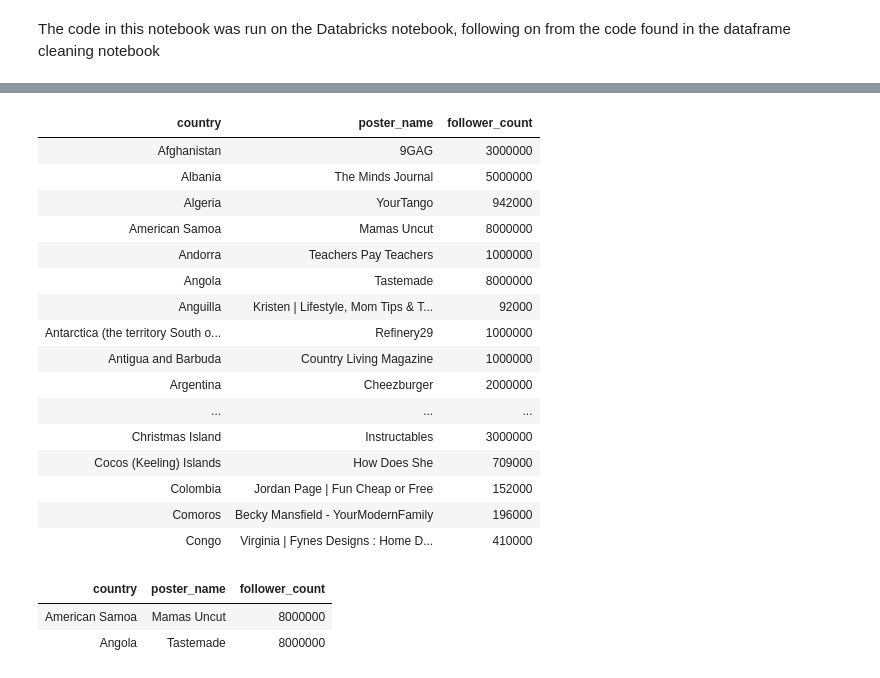
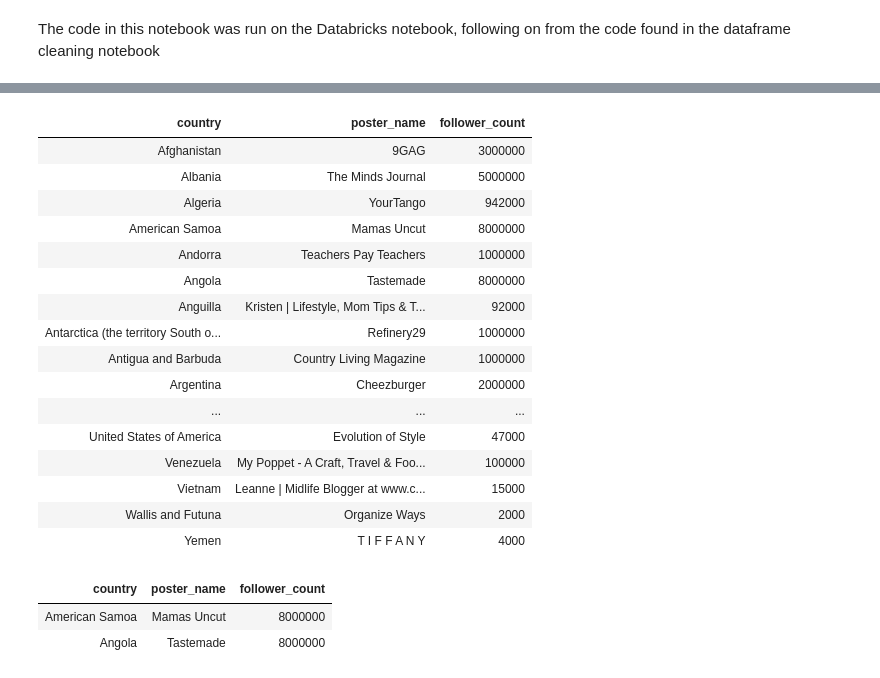
Before and after one commit to tupelobound/pinterest-data-pipeline, a Jupyter notebook: query_batch_data.ipynb, the cells around one changed output, grey strips where cells are left out. Saved outputs shown, nothing was run; the diff lists cells and outputs as text; code cells hidden in the pictures.

```diff
--- a/query_batch_data.ipynb
+++ b/query_batch_data.ipynb
@@ -60,43 +69,43 @@ df_pin.join(df_geo, df_pin.ind == df_geo.ind) \
 # %%
+# create partition by country and order by follower_count descending
+windowCountryByFollowers = Window.partitionBy("country").orderBy(col("follower_count").desc())
+
 # find the user with the most followers in each country
-
-# create partition by country and order by follower_count descending
-windowCountry = Window.partitionBy("country").orderBy(col("follower_count").desc())
-# join df_pin and df_geo on index
 max_followers_by_country = \
     df_pin.join(df_geo, df_pin.ind == df_geo.ind) \
-    .withColumn("row",row_number().over(windowCountry)) \
-    .filter(col("row") == 1) \
+    .withColumn("rank", row_number().over(windowCountryByFollowers)) \
+    .filter(col("rank") == 1) \
     .select("country", "poster_name", "follower_count")
 
 # get highest number of followers from all countries
 max_followers_all_countries = max_followers_by_country.select(max("follower_count")).collect()[0][0]
+
 # find the country with the user with most followers
 country_with_max_followers = \
     max_followers_by_country \
     .select("*") \
     .where(col("follower_count") == max_followers_all_countries)
 
-max_followers_by_country.limit(50).display()
+max_followers_by_country.display()
 country_with_max_followers.display()
 # %% [output]
 | country | poster_name | follower_count |
 | Afghanistan | 9GAG | 3000000 |
 | Albania | The Minds Journal | 5000000 |
 | Algeria | YourTango | 942000 |
 | American Samoa | Mamas Uncut | 8000000 |
 | Andorra | Teachers Pay Teachers | 1000000 |
 | Angola | Tastemade | 8000000 |
 | Anguilla | Kristen | Lifestyle, Mom Tips & T... | 92000 |
 | Antarctica (the territory South o... | Refinery29 | 1000000 |
 | Antigua and Barbuda | Country Living Magazine | 1000000 |
 | Argentina | Cheezburger | 2000000 |
 | ... | ... | ... |
-| Christmas Island | Instructables | 3000000 |
-| Cocos (Keeling) Islands | How Does She | 709000 |
-| Colombia | Jordan Page | Fun Cheap or Free | 152000 |
-| Comoros | Becky Mansfield - YourModernFamily | 196000 |
-| Congo | Virginia | Fynes Designs : Home D... | 410000 |
+| United States of America | Evolution of Style | 47000 |
+| Venezuela | My Poppet - A Craft, Travel & Foo... | 100000 |
+| Vietnam | Leanne | Midlife Blogger at www.c... | 15000 |
+| Wallis and Futuna | Organize Ways | 2000 |
+| Yemen | T I F F A N Y | 4000 |
 | country | poster_name | follower_count |
 | American Samoa | Mamas Uncut | 8000000 |
 | Angola | Tastemade | 8000000 |
```
Also changed, not shown: parts of 10 cells of this notebook.
